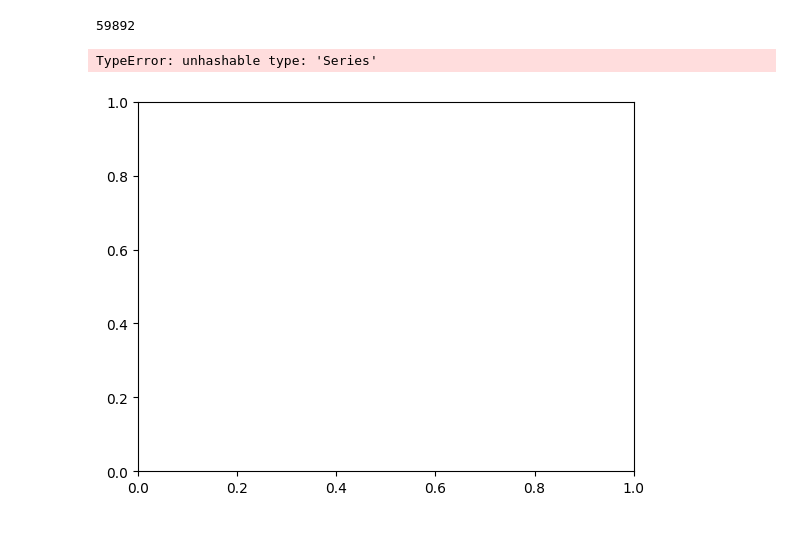
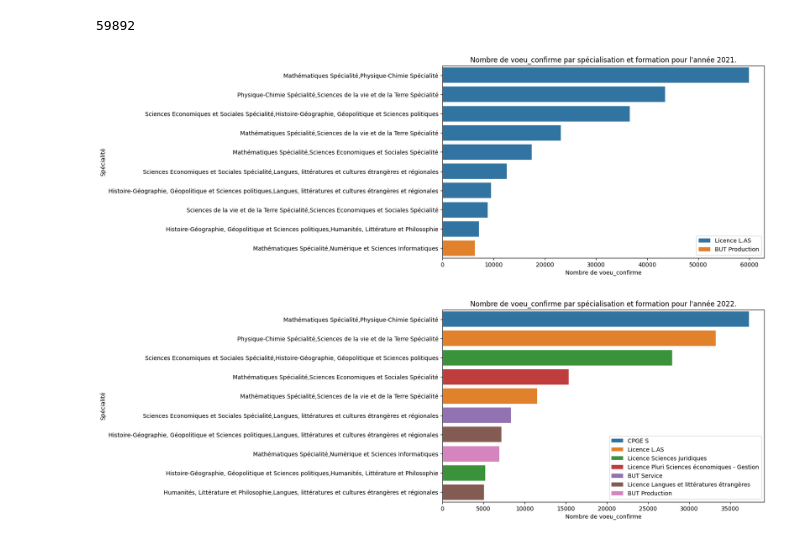
Before and after one commit to vraus/Projet_FDD, a Jupyter notebook: main.ipynb, the cells around one changed output. Saved outputs shown, nothing was run; the diff lists cells and outputs as text; code cells hidden in the pictures.

Commit message:
Création des graphs

```diff
--- a/main.ipynb
+++ b/main.ipynb
@@ -150,20 +150,32 @@ max_clean = df[mask_no_ens_bac]["voeu_confirme"].max()
 print(max_clean)
 # %% [output]
 59892
+# %%
+def create_graph(df,colonne, annee) :
+    df_graph = df.head(10)
+    plt.figure(figsize=(10, 6))
+    sns.barplot(data=df_graph, x=colonne, y='spe', hue='formation')
+    plt.title(f'Nombre de {colonne} par spécialisation et formation pour l\'année {annee}.')
+    plt.xlabel(f'Nombre de {colonne}')
+    plt.ylabel('Spécialité')
+    plt.legend()
+    plt.show()
 # %%
-def get_voeu_confirme_max():
-    df_tmp = pd.DataFrame(columns=['annee','spe', 'formation', 'voeu_confirme'])
+def get_graph_by_year_column(annee, colonne):
+    df_tmp = pd.DataFrame()
     for i in df["spe"].unique():
-        mask = ((df["spe"] == i) & (df["formation"] != "Ensemble des bacheliers"))
-        max = df[mask]["voeu_confirme"].max()
-        new_mask = ((df["spe"] == i) & (df["formation"] != "Ensemble des bacheliers") & (df["voeu_confirme"] == max))
-        #print(df[mask][df["voeu_confirme"] == max][["spe","formation","voeu_confirme"]])
-        df_tmp.loc[df_tmp.shape[0]] = {'annee':df[new_mask]['annee'], 'spe':df[new_mask]['spe'], 'formation':df[new_mask]['formation'], 'voeu_confirme':df[new_mask]['voeu_confirme']}
-    fig, ax = plt.pyplot.subplots()
-    ax.bar(df_tmp['voeu_confirme'], df_tmp['spe'])
-    plt.pyplot.show()
+        mask = ((df["annee"] == annee) & (df["spe"] == i) & (df["formation"] != "Ensemble des bacheliers"))
+        max = df[mask][colonne].max()
+        new_mask = ((df["annee"] == annee) & (df["spe"] == i) & (df["formation"] != "Ensemble des bacheliers") & (df[colonne] == max))
+
+        df_tmp = pd.concat([df_tmp,df[new_mask]],ignore_index=True)
+        df_tmp = df_tmp.sort_values(by=colonne,ascending=False)
+    create_graph(df_tmp,colonne, annee)
-# %%
-get_voeu_confirme_max()
-# %% [output]
-TypeError: unhashable type: 'Series'
-[figure, removed]
+# %%
+get_graph_by_year_column(2021, "voeu_confirme")
+# %% [output]
+[figure, added]
+# %%
+get_graph_by_year_column(2022, "voeu_confirme")
+# %% [output]
+[figure, added]
```
Also changed, not shown: parts of 8 cells of this notebook.
